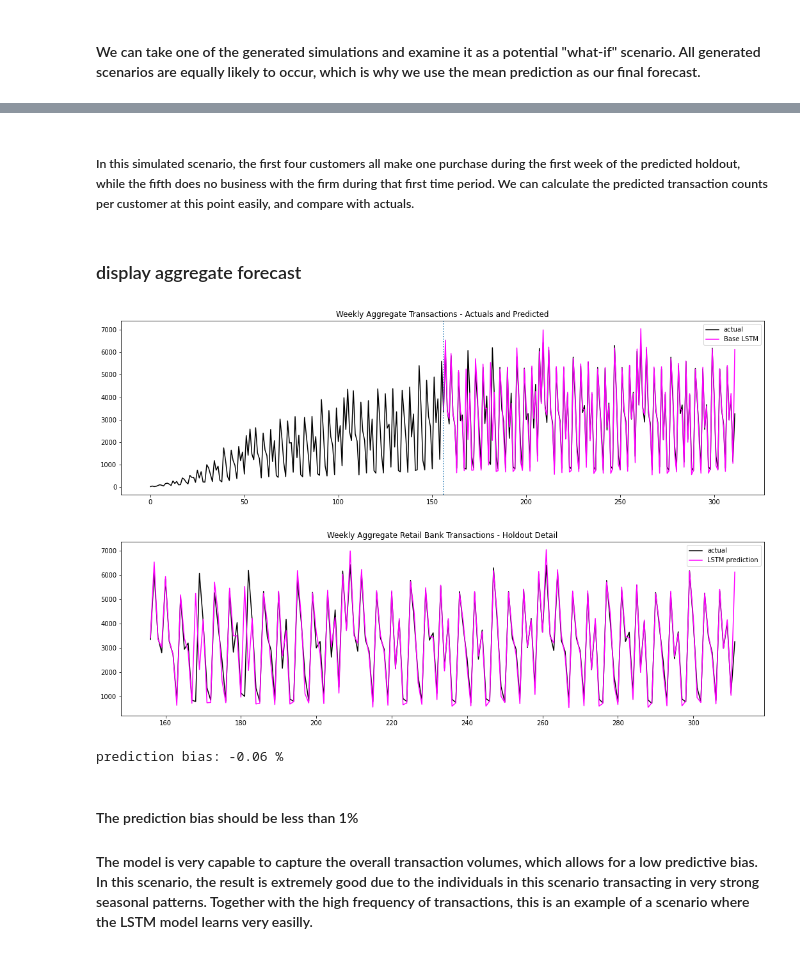
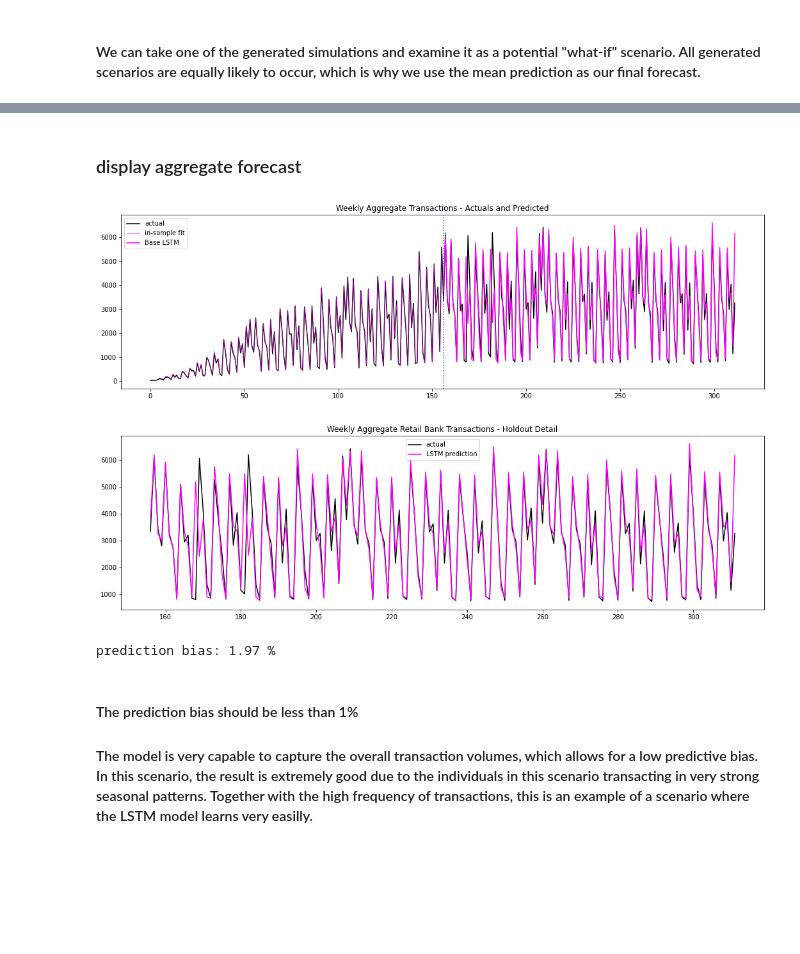
Before and after one commit to valendin/rfm2lstm, a Jupyter notebook: banking_transactions_demo.ipynb, the cells around one changed output, grey strips where cells are left out. Cells and saved outputs as stored; diff of their text form; code cells hidden in the pictures; blank space fills up the shorter version.

Commit message:
insample -- outofsample prediction

```diff
--- a/banking_transactions_demo.ipynb
+++ b/banking_transactions_demo.ipynb
@@ -582,3 +581,13 @@ predicted_holdout = predicted_holdout['transactions'].reset_index()
+# %%
+# this covers in-sample and out of sample periods
+prediction_calendar = ed[['year', 'week']].drop_duplicates().reset_index(drop=True)[1:]
+# %%
+# combine calendar with results
+aggregate_prediction = prediction_calendar
+
+# take the mean across multiple simulations to create the final prediction
+aggregate_prediction['transactions'] = np.squeeze(np.sum(np.mean(predictions, axis=0), axis=0))
+aggregate_prediction = aggregate_prediction.reset_index()
 # %%
 # individual predictions are stored as a table where rows are indexed with customer ids
 # and columns represent the predicted transaction counts over the weekly holdout periods
@@ -632,40 +641,43 @@ print first 5 predicted individuals in first scenario:
-# %% [markdown]
-##### In this simulated scenario, the first four customers all make one purchase during the first week of the predicted holdout, while the fifth does no business with the firm during that first time period. We can calculate the predicted transaction counts per customer at this point easily, and compare with actuals.
 # %% [markdown]
 ### display aggregate forecast
+# %%
+in_sample = aggregate_prediction[:-holdout_length]
+out_of_sample = aggregate_prediction[-holdout_length:]
 # %%
 # plot calibration and holdout with prediction
-
 plt.figure(figsize=(18,5))
 plt.plot(aggregate_counts.index, aggregate_counts['account_id'], color='black', label='actual')
-plt.plot(predicted_holdout['index'], predicted_holdout['transactions'], color='magenta', label='Base LSTM')
+plt.plot(in_sample['index'], in_sample['transactions'], color='magenta', lw=0.5, label='in-sample fit')
+plt.plot(out_of_sample['index'], out_of_sample['transactions'], color='magenta', label='Base LSTM')
 plt.axvline(len(aggregate_counts[aggregate_counts.date <= training_end]), linestyle=':')
 plt.title('Weekly Aggregate Transactions - Actuals and Predicted')
 plt.legend()
 plt.savefig("actuals_prediction.png", dpi=600)
 plt.show()
+
+# note the in sample fit is so tight here it's difficult to see
 # %% [output]
-[figure, old version]
+[figure, new version]
 # %%
 # show holdout with prediction only
 
 plt.figure(figsize=(18,5))
 plt.plot(aggregate_counts[aggregate_counts.date >= holdout_start].index,
          aggregate_counts[aggregate_counts.date >= holdout_start]['account_id'], color='black', label='actual')
-plt.plot(predicted_holdout['index'], predicted_holdout['transactions'], color='magenta', label='LSTM prediction')
+plt.plot(out_of_sample['index'], out_of_sample['transactions'], color='magenta', label='LSTM prediction')
 plt.title('Weekly Aggregate Retail Bank Transactions - Holdout Detail')
 plt.legend()
 plt.show()
 # %% [output]
-[figure, old version]
+[figure, new version]
 # %%
 # calculate aggregate bias
 
-actual_holdout = sum(aggregate_counts['account_id'][-len(predicted_holdout['index']):])
-bias = (100*(predicted_holdout['transactions'].sum() - actual_holdout)/actual_holdout)
+actual_holdout = sum(aggregate_counts['account_id'][-len(out_of_sample['index']):])
+bias = (100*(out_of_sample['transactions'].sum() - actual_holdout)/actual_holdout)
 print(f"prediction bias: {bias:.2f} %")
 # %% [output]
-prediction bias: -0.06 %
+prediction bias: 1.97 %
 # %% [markdown]
 #### The prediction bias should be less than 1%
 
```
Also changed, not shown: parts of 6 cells of this notebook.
